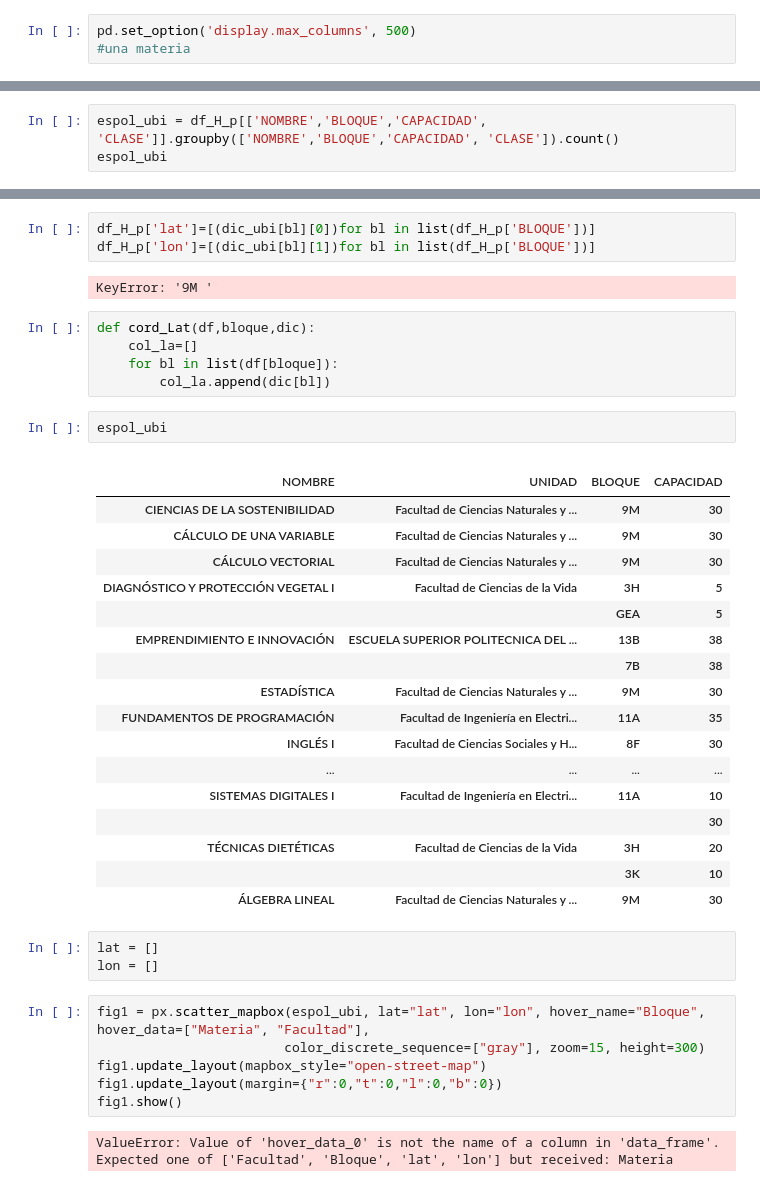
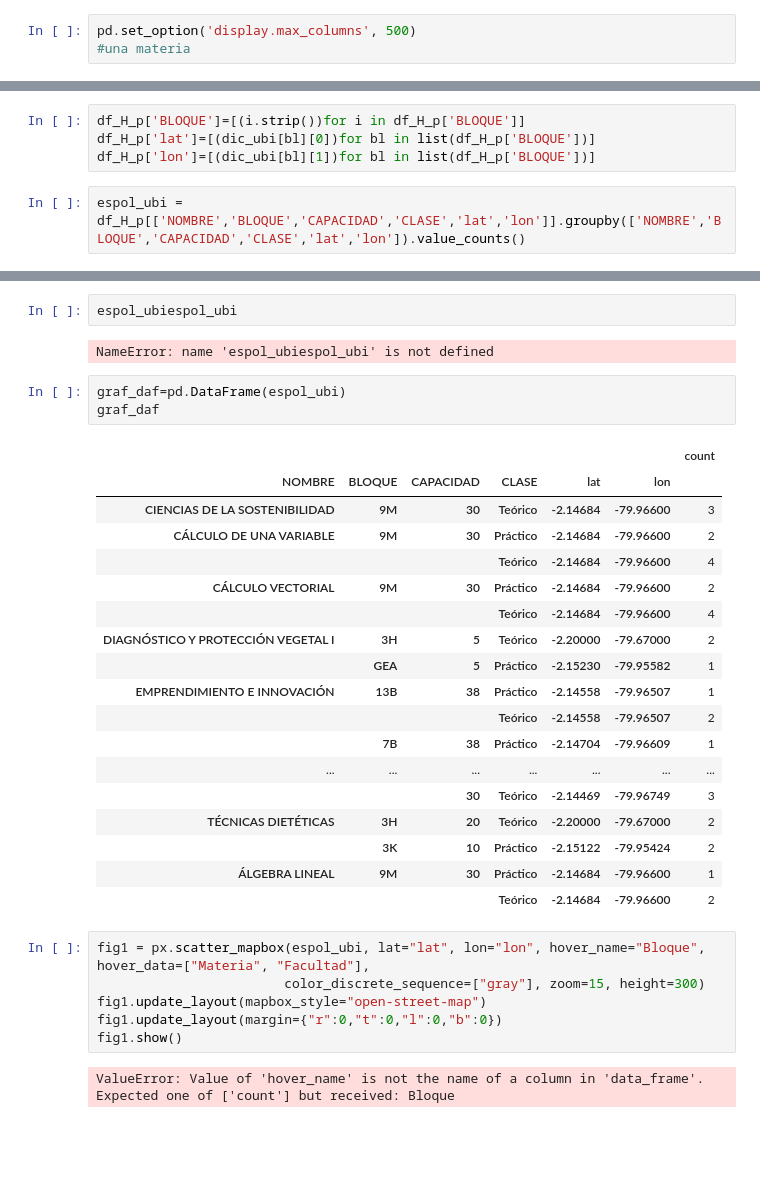
Before and after one commit to lromeror/Group_Slytheryn, a Jupyter notebook: EDA_ESPOL/EDA_ESPOL_PAE.ipynb, the cells around one changed output, grey strips where cells are left out. Cells and saved outputs as stored; diff of their text form; blank space fills up the shorter version.

```diff
--- a/EDA_ESPOL/EDA_ESPOL_PAE.ipynb
+++ b/EDA_ESPOL/EDA_ESPOL_PAE.ipynb
@@ -565,3 +578,6 @@ df_H_p.query("BLOQUE == 'GEA'")
+# %%
+df_H_p['BLOQUE']=[(i.strip())for i in df_H_p['BLOQUE']]
+df_H_p['lat']=[(dic_ubi[bl][0])for bl in list(df_H_p['BLOQUE'])]
+df_H_p['lon']=[(dic_ubi[bl][1])for bl in list(df_H_p['BLOQUE'])]
 # %%
-espol_ubi = df_H_p[['NOMBRE','BLOQUE','CAPACIDAD', 'CLASE']].groupby(['NOMBRE','BLOQUE','CAPACIDAD', 'CLASE']).count()
-espol_ubi
+espol_ubi = df_H_p[['NOMBRE','BLOQUE','CAPACIDAD','CLASE','lat','lon']].groupby(['NOMBRE','BLOQUE','CAPACIDAD','CLASE','lat','lon']).value_counts()
@@ -621,37 +584,29 @@ KeyError: '8E '
-# %%
-df_H_p['lat']=[(dic_ubi[bl][0])for bl in list(df_H_p['BLOQUE'])]
-df_H_p['lon']=[(dic_ubi[bl][1])for bl in list(df_H_p['BLOQUE'])]
-# %% [output]
-KeyError: '9M '
-# %%
-def cord_Lat(df,bloque,dic):
-    col_la=[]
-    for bl in list(df[bloque]):
-        col_la.append(dic[bl])
-# %%
-espol_ubi
-# %% [output]
-|  |  |  |  |
-| NOMBRE | UNIDAD | BLOQUE | CAPACIDAD |
-| CIENCIAS DE LA SOSTENIBILIDAD | Facultad de Ciencias Naturales y ... | 9M | 30 |
-| CÁLCULO DE UNA VARIABLE | Facultad de Ciencias Naturales y ... | 9M | 30 |
-| CÁLCULO VECTORIAL | Facultad de Ciencias Naturales y ... | 9M | 30 |
-| DIAGNÓSTICO Y PROTECCIÓN VEGETAL I | Facultad de Ciencias de la Vida | 3H | 5 |
-|  |  | GEA | 5 |
-| EMPRENDIMIENTO E INNOVACIÓN | ESCUELA SUPERIOR POLITECNICA DEL ... | 13B | 38 |
-|  |  | 7B | 38 |
-| ESTADÍSTICA | Facultad de Ciencias Naturales y ... | 9M | 30 |
-| FUNDAMENTOS DE PROGRAMACIÓN | Facultad de Ingeniería en Electri... | 11A | 35 |
-| INGLÉS I | Facultad de Ciencias Sociales y H... | 8F | 30 |
-| ... | ... | ... | ... |
-| SISTEMAS DIGITALES I | Facultad de Ingeniería en Electri... | 11A | 10 |
-|  |  |  | 30 |
-| TÉCNICAS DIETÉTICAS | Facultad de Ciencias de la Vida | 3H | 20 |
-|  |  | 3K | 10 |
-| ÁLGEBRA LINEAL | Facultad de Ciencias Naturales y ... | 9M | 30 |
-# %%
-lat = []
-lon = []
+# %%
+espol_ubiespol_ubi
+# %% [output]
+NameError: name 'espol_ubiespol_ubi' is not defined
+# %%
+graf_daf=pd.DataFrame(espol_ubi)
+graf_daf
+# %% [output]
+|  |  |  |  |  |  | count |
+| NOMBRE | BLOQUE | CAPACIDAD | CLASE | lat | lon |  |
+| CIENCIAS DE LA SOSTENIBILIDAD | 9M | 30 | Teórico | -2.14684 | -79.96600 | 3 |
+| CÁLCULO DE UNA VARIABLE | 9M | 30 | Práctico | -2.14684 | -79.96600 | 2 |
+|  |  |  | Teórico | -2.14684 | -79.96600 | 4 |
+| CÁLCULO VECTORIAL | 9M | 30 | Práctico | -2.14684 | -79.96600 | 2 |
+|  |  |  | Teórico | -2.14684 | -79.96600 | 4 |
+| DIAGNÓSTICO Y PROTECCIÓN VEGETAL I | 3H | 5 | Teórico | -2.20000 | -79.67000 | 2 |
+|  | GEA | 5 | Práctico | -2.15230 | -79.95582 | 1 |
+| EMPRENDIMIENTO E INNOVACIÓN | 13B | 38 | Práctico | -2.14558 | -79.96507 | 1 |
+|  |  |  | Teórico | -2.14558 | -79.96507 | 2 |
+|  | 7B | 38 | Práctico | -2.14704 | -79.96609 | 1 |
+| ... | ... | ... | ... | ... | ... | ... |
+|  |  | 30 | Teórico | -2.14469 | -79.96749 | 3 |
+| TÉCNICAS DIETÉTICAS | 3H | 20 | Teórico | -2.20000 | -79.67000 | 2 |
+|  | 3K | 10 | Práctico | -2.15122 | -79.95424 | 2 |
+| ÁLGEBRA LINEAL | 9M | 30 | Práctico | -2.14684 | -79.96600 | 1 |
+|  |  |  | Teórico | -2.14684 | -79.96600 | 2 |
 # %%
 fig1 = px.scatter_mapbox(espol_ubi, lat="lat", lon="lon", hover_name="Bloque", hover_data=["Materia", "Facultad"],
                         color_discrete_sequence=["gray"], zoom=15, height=300)
@@ -659,4 +614,4 @@ fig1.update_layout(mapbox_style="open-street-map")
 fig1.update_layout(margin={"r":0,"t":0,"l":0,"b":0})
 fig1.show()
 # %% [output]
-ValueError: Value of 'hover_data_0' is not the name of a column in 'data_frame'. Expected one of ['Facultad', 'Bloque', 'lat', 'lon'] but received: Materia
+ValueError: Value of 'hover_name' is not the name of a column in 'data_frame'. Expected one of ['count'] but received: Bloque
```
Also changed, not shown: parts of 11 cells of this notebook.
